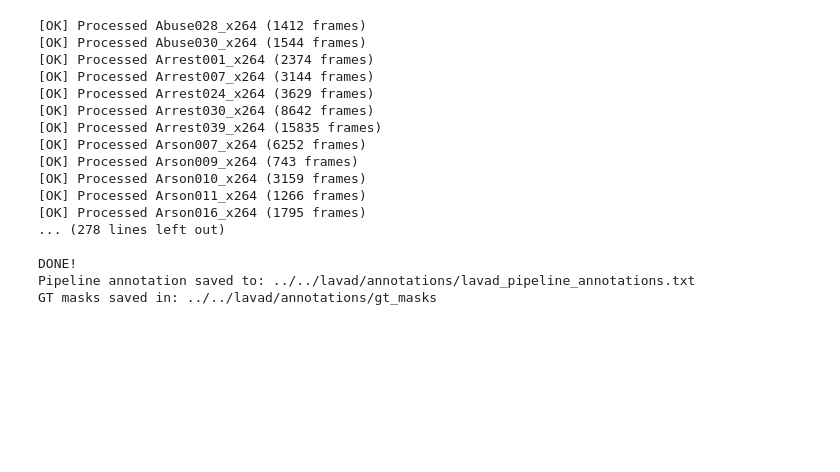
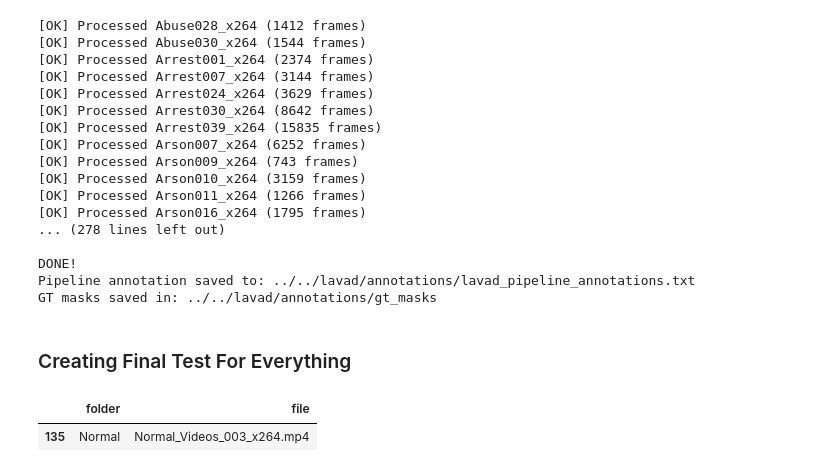
Before and after one commit to SamdenLepcha/Multimodal-Anomaly-Detection-Survelliance-Videos, a Jupyter notebook: dataprep/DataPrep.ipynb, the cells around one changed output. Cells and saved outputs as stored; diff of their text form; code cells hidden in the pictures; blank space fills up the shorter version.

```diff
--- a/dataprep/DataPrep.ipynb
+++ b/dataprep/DataPrep.ipynb
@@ -672,3 +672,7 @@ print(f"GT masks saved in: {GT_OUT_DIR}")
 DONE!
 Pipeline annotation saved to: ../../lavad/annotations/lavad_pipeline_annotations.txt
 GT masks saved in: ../../lavad/annotations/gt_masks
+# %% [markdown]
+### Creating Final Test For Everything
+# %%
+test_df = pd.read_csv("../../Anomaly_Test.txt", sep = '/', header = None, names = ['folder', 'file'])
@@ -674,0 +684,7 @@ GT masks saved in: ../../lavad/annotations/gt_masks
+# %%
+test_df['folder'] = test_df['folder'].str.replace("Testing_Normal_Videos_Anomaly", "Normal")
+# %%
+test_df[test_df['file'] == 'Normal_Videos_003_x264.mp4']
+# %% [output]
+|  | folder | file |
+| 135 | Normal | Normal_Videos_003_x264.mp4 |
```
Also changed, not shown: parts of 2 cells of this notebook, 9 other files.
